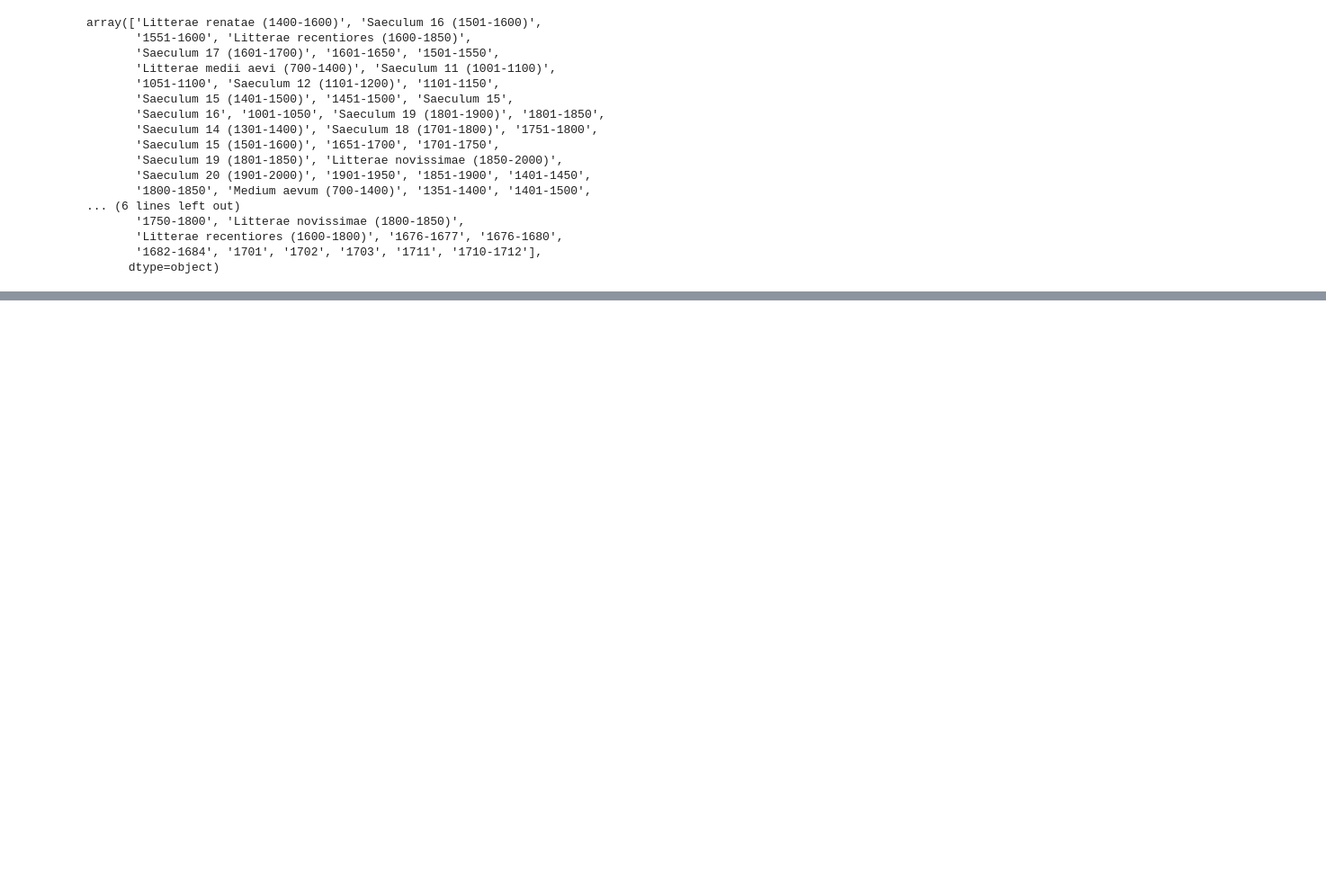
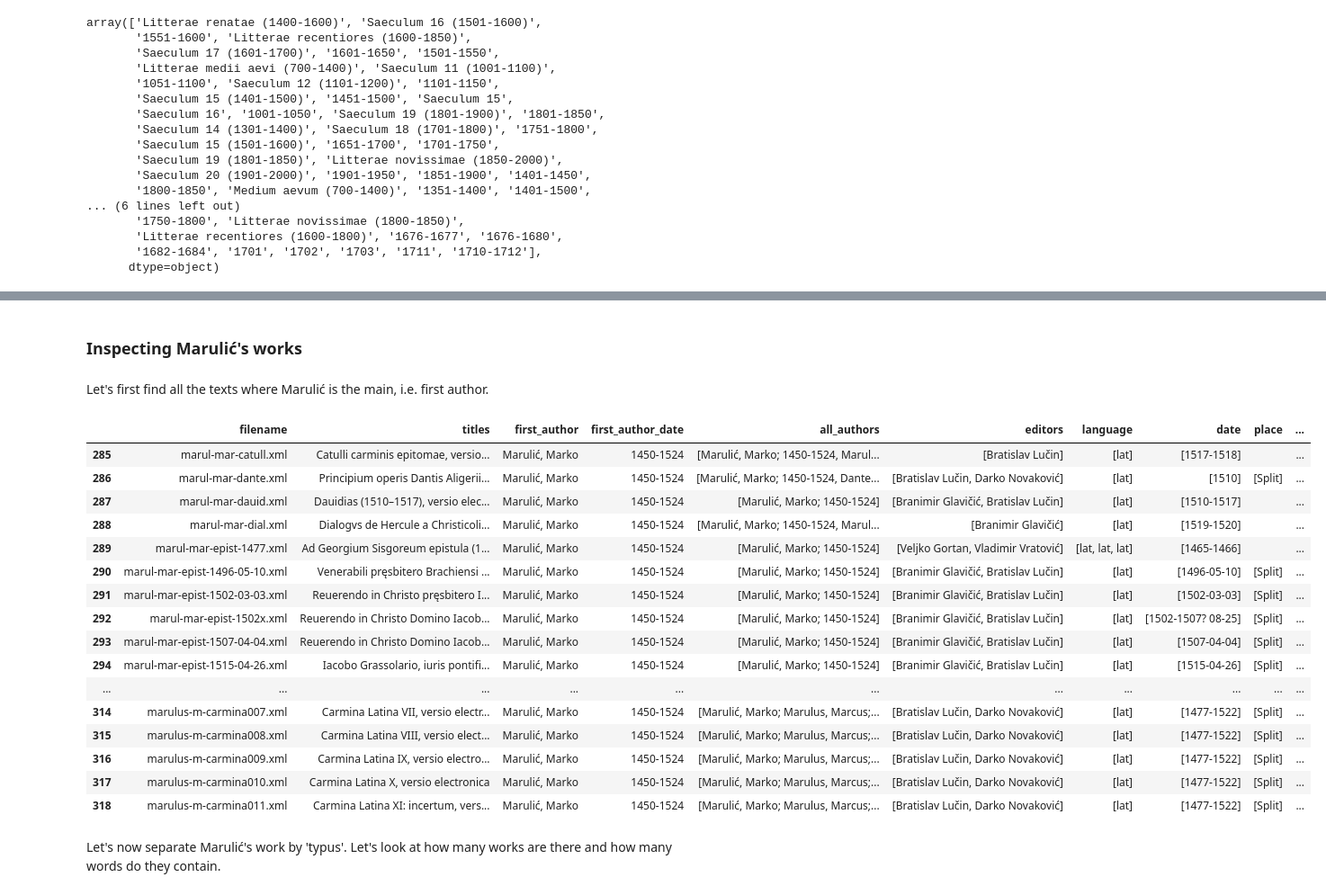
Before and after one commit to petar-soldo/croala-marulic, a Jupyter notebook: croala-marulus.ipynb, the cells around one changed output, grey strips where cells are left out. Shown at 90% size. Drawn from its saved outputs; the diff is of its cells as text; code cells hidden in the pictures; blank space fills up the shorter version.

```diff
--- a/croala-marulus.ipynb
+++ b/croala-marulus.ipynb
@@ -660,0 +688,28 @@ Axes(0.125,0.11;0.775x0.77)
+# %% [markdown]
+### Inspecting Marulić's works
+# %% [markdown]
+Let's first find all the texts where Marulić is the main, i.e. first author.
+# %%
+# Whole table with rows where Marulić is the first author
+marulus_df = croala_df.loc[croala_df['first_author'].str.contains("Marulić")]
+marulus_df
+# %% [output]
+|  | filename | titles | first_author | first_author_date | all_authors | editors | language | date | place | ... |
+| 285 | marul-mar-catull.xml | Catulli carminis epitomae, versio... | Marulić, Marko | 1450-1524 | [Marulić, Marko; 1450-1524, Marul... | [Bratislav Lučin] | [lat] | [1517-1518] |  | ... |
+| 286 | marul-mar-dante.xml | Principium operis Dantis Aligerii... | Marulić, Marko | 1450-1524 | [Marulić, Marko; 1450-1524, Dante... | [Bratislav Lučin, Darko Novaković] | [lat] | [1510] | [Split] | ... |
+| 287 | marul-mar-dauid.xml | Dauidias (1510–1517), versio elec... | Marulić, Marko | 1450-1524 | [Marulić, Marko; 1450-1524] | [Branimir Glavičić, Bratislav Lučin] | [lat] | [1510-1517] |  | ... |
+| 288 | marul-mar-dial.xml | Dialogvs de Hercule a Christicoli... | Marulić, Marko | 1450-1524 | [Marulić, Marko; 1450-1524, Marul... | [Branimir Glavičić] | [lat] | [1519-1520] |  | ... |
+| 289 | marul-mar-epist-1477.xml | Ad Georgium Sisgoreum epistula (1... | Marulić, Marko | 1450-1524 | [Marulić, Marko; 1450-1524] | [Veljko Gortan, Vladimir Vratović] | [lat, lat, lat] | [1465-1466] |  | ... |
+| 290 | marul-mar-epist-1496-05-10.xml | Venerabili pręsbitero Brachiensi ... | Marulić, Marko | 1450-1524 | [Marulić, Marko; 1450-1524] | [Branimir Glavičić, Bratislav Lučin] | [lat] | [1496-05-10] | [Split] | ... |
+| 291 | marul-mar-epist-1502-03-03.xml | Reuerendo in Christo pręsbitero I... | Marulić, Marko | 1450-1524 | [Marulić, Marko; 1450-1524] | [Branimir Glavičić, Bratislav Lučin] | [lat] | [1502-03-03] | [Split] | ... |
+| 292 | marul-mar-epist-1502x.xml | Reuerendo in Christo Domino Iacob... | Marulić, Marko | 1450-1524 | [Marulić, Marko; 1450-1524] | [Branimir Glavičić, Bratislav Lučin] | [lat] | [1502-1507? 08-25] | [Split] | ... |
+| 293 | marul-mar-epist-1507-04-04.xml | Reuerendo in Christo Domino Iacob... | Marulić, Marko | 1450-1524 | [Marulić, Marko; 1450-1524] | [Branimir Glavičić, Bratislav Lučin] | [lat] | [1507-04-04] | [Split] | ... |
+| 294 | marul-mar-epist-1515-04-26.xml | Iacobo Grassolario, iuris pontifi... | Marulić, Marko | 1450-1524 | [Marulić, Marko; 1450-1524] | [Branimir Glavičić, Bratislav Lučin] | [lat] | [1515-04-26] | [Split] | ... |
+| ... | ... | ... | ... | ... | ... | ... | ... | ... | ... | ... |
+| 314 | marulus-m-carmina007.xml | Carmina Latina VII, versio electr... | Marulić, Marko | 1450-1524 | [Marulić, Marko; Marulus, Marcus;... | [Bratislav Lučin, Darko Novaković] | [lat] | [1477-1522] | [Split] | ... |
+| 315 | marulus-m-carmina008.xml | Carmina Latina VIII, versio elect... | Marulić, Marko | 1450-1524 | [Marulić, Marko; Marulus, Marcus;... | [Bratislav Lučin, Darko Novaković] | [lat] | [1477-1522] | [Split] | ... |
+| 316 | marulus-m-carmina009.xml | Carmina Latina IX, versio electro... | Marulić, Marko | 1450-1524 | [Marulić, Marko; Marulus, Marcus;... | [Bratislav Lučin, Darko Novaković] | [lat] | [1477-1522] | [Split] | ... |
+| 317 | marulus-m-carmina010.xml | Carmina Latina X, versio electronica | Marulić, Marko | 1450-1524 | [Marulić, Marko; Marulus, Marcus;... | [Bratislav Lučin, Darko Novaković] | [lat] | [1477-1522] | [Split] | ... |
+| 318 | marulus-m-carmina011.xml | Carmina Latina XI: incertum, vers... | Marulić, Marko | 1450-1524 | [Marulić, Marko; Marulus, Marcus;... | [Bratislav Lučin, Darko Novaković] | [lat] | [1477-1522] | [Split] | ... |
+# %% [markdown]
+Let's now separate Marulić's work by 'typus'. Let's look at how many works are there and how many words do they contain.
```
Also changed, not shown: parts of 44 cells of this notebook.
